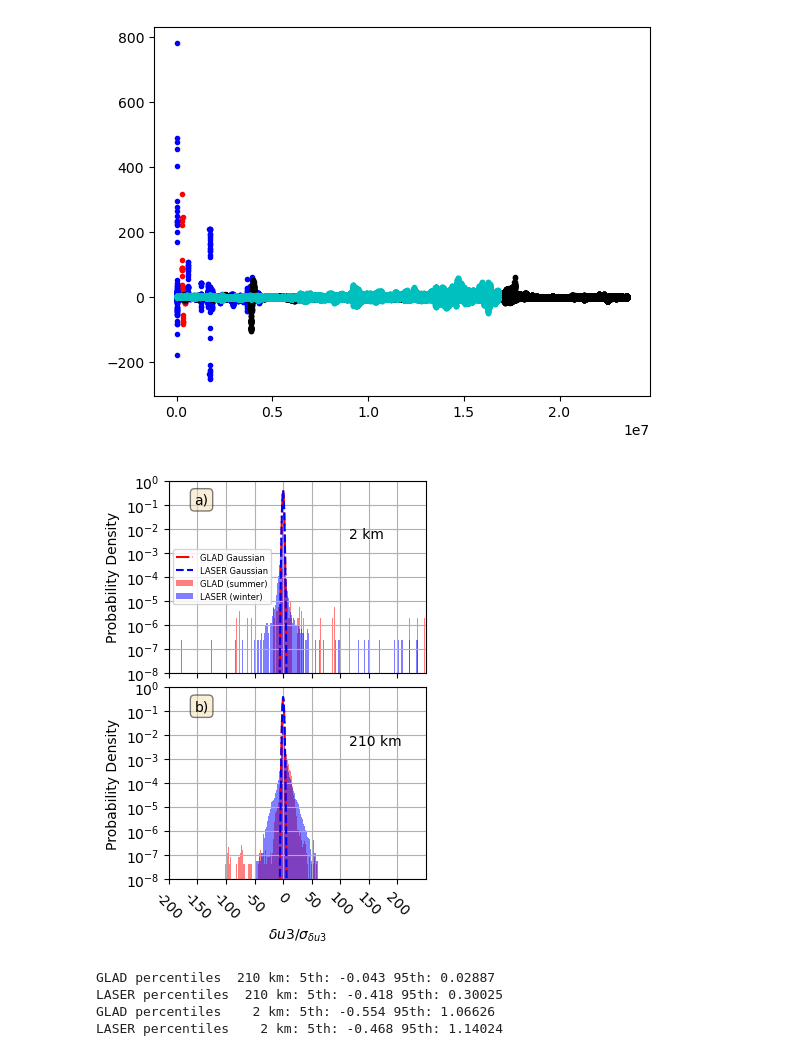
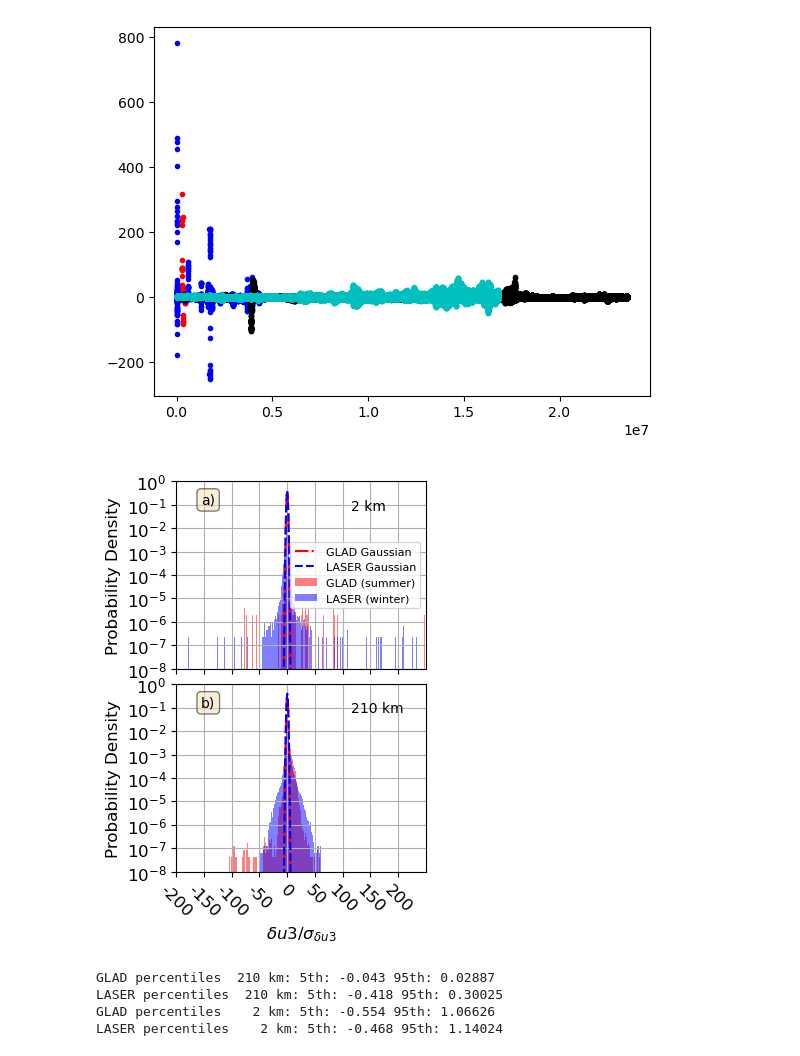
Before and after one commit to manuelogtzv/SF3_RLS, a Jupyter notebook: Drifter_SFs_Fluxes.ipynb, the cells around one changed output. Drawn from its saved outputs; the diff is of its cells as text; code cells hidden in the pictures.

```diff
--- a/Drifter_SFs_Fluxes.ipynb
+++ b/Drifter_SFs_Fluxes.ipynb
@@ -27,10 +30,10 @@ from structfunc2KEflux import *
 import pickle
 
 # Loads trajectories
-with open('./traj_mat_GLAD_15min_04_May_2021.pkl', 'rb') as f:
+with open('./DrifterGoM/traj_mat_GLAD_15min_04_May_2021.pkl', 'rb') as f:
     glad_traj = pickle.load(f)
 
-with open('./traj_mat_LASER_15min_04_May_2021.pkl', 'rb') as f:
+with open('./DrifterGoM/traj_mat_LASER_15min_04_May_2021.pkl', 'rb') as f:
     laser_traj = pickle.load(f)
 
 glad_x = glad_traj['trajmat_X']
@@ -118,7 +123,7 @@ fg0.savefig('./FiguresMethodsPaper/fig_trajdrifters.png', bbox_inches = 'tight',
 indi = 5
 indf = 28
 # Load GLAD pairs_sep
-with open('./pairs_sep_GLAD.pkl', 'rb') as f:
+with open('./DrifterGoM/pairs_sep_GLAD.pkl', 'rb') as f:
     glad_all = pickle.load(f)
 
 glad_dul = glad_all['dul'][indi:indf]
@@ -126,9 +131,9 @@ glad_dut = glad_all['dut'][indi:indf]
 dist_all = glad_all['dist_axis'][indi:indf]
 
 # Load LASER pairs_sep
-with open('./pairs_sep_LASER.pkl', 'rb') as f:
+with open('./DrifterGoM/pairs_sep_LASER.pkl', 'rb') as f:
     laser_all = pickle.load(f)
 
+laser_dut = laser_all['dut'][indi:indf]
 laser_dul = laser_all['dul'][indi:indf]
-laser_dut = laser_all['dut'][indi:indf]
 # %%
@@ -544,45 +420,46 @@ import matplotlib.ticker as ticker
 fig, ax = plt.subplots(2, 1, figsize=(3.5, 5), sharex=True)
 
 du3_mbins = 0.5*(du3_bins[:-1] + du3_bins[1:])
 
 # ------------------- Top panel: GLAD + LASER summer/winter -------------------
 ax[0].bar(du3_mbins, cts_du3_glad, color='r', alpha=0.5, width=du3x, label='GLAD (summer)')
 ax[0].bar(du3_mbins, cts_du3_laser, color='b', alpha=0.5, width=du3x, label='LASER (winter)')
 ax[0].plot(du3_bins, glad_norm, '-.r', label='GLAD Gaussian')
 ax[0].plot(du3_bins, laser_norm, '--b', label='LASER Gaussian')
-
 ax[0].set_yscale('log')
 ax[0].set_xlim(-230, 230)
-ax[0].set_ylabel('Probability Density')
-ax[0].text(0.1, 0.88, 'a)', transform=ax[0].transAxes, bbox=props)
-ax[0].text(0.7, 0.7, "{} km".format(round(dist_all[io]*1e-3)), transform=ax[0].transAxes)
+ax[0].set_ylabel('Probability Density', fontsize=12)
+ax[0].text(0.1, 0.88, 'a)', transform=ax[0].transAxes, bbox=props, fontsize=10)
+ax[0].text(0.7, 0.85, "{} km".format(round(dist_all[io]*1e-3)), transform=ax[0].transAxes, fontsize=10)
 ax[0].yaxis.set_major_locator(ticker.LogLocator(base=10, numticks=15))
 ax[0].set_xticks(np.arange(-200, 250, 50))
+ax[0].tick_params(axis='both', labelcolor='k', labelsize=12)
 ax[0].set_ylim(1e-8, 1e0)
-ax[0].legend(fontsize=6, loc=6)
+ax[0].legend(fontsize=8, loc=5)
 ax[0].grid()
 
 # ------------------- Bottom panel: GLAD + LASER summer/winter (alt bins) -------------------
 ax[1].bar(du3_mbins, cts_du3_glad0, color='r', alpha=0.5, width=du3x, label='GLAD (summer)')
 ax[1].bar(du3_mbins, cts_du3_laser0, color='b', alpha=0.5, width=du3x, label='LASER (winter)')
 ax[1].plot(du3_bins, glad0_norm, '-.r', label='GLAD Gaussian fit')
 ax[1].plot(du3_bins, laser0_norm, '--b', label='LASER Gaussian fit')
 
 ax[1].set_yscale('log')
 ax[1].set_xlim(-200, 250)
-ax[1].set_xlabel('$\\delta u3/\\sigma_{\\delta u3}$')
-ax[1].set_ylabel('Probability Density')
-ax[1].text(0.1, 0.88, 'b)', transform=ax[1].transAxes, bbox=props)
-ax[1].text(0.7, 0.7, "{} km".format(round(distkm[ip])), transform=ax[1].transAxes)
+ax[1].set_xlabel('$\\delta u3/\\sigma_{\\delta u3}$', fontsize=12)
+ax[1].set_ylabel('Probability Density', fontsize=12)
+ax[1].text(0.1, 0.88, 'b)', transform=ax[1].transAxes, bbox=props, fontsize=10)
+ax[1].text(0.7, 0.85, "{} km".format(round(distkm[ip])), transform=ax[1].transAxes, fontsize=10)
 ax[1].yaxis.set_major_locator(ticker.LogLocator(base=10, numticks=15))
+ax[1].tick_params(axis='both', labelcolor='k', labelsize=12)
 ax[1].set_ylim(1e-8, 1e0)
 ax[1].grid()
-ax[1].set_xticklabels(ax[1].get_xticks(), rotation=-45)
+ax[1].set_xticklabels(ax[1].get_xticks(), rotation=-45, fontsize=12)
 
 fig.tight_layout(h_pad=-0.3)
-fig.savefig('./FiguresMethodsPaper/fig_du3_PDF_drifter_N.png', bbox_inches = 'tight', format='png', dpi=500)
+fig.savefig('./Figures/fig_du3_PDF_drifter_N.png', bbox_inches = 'tight', format='png', dpi=500)
 # %% [output]
-[figure, old version]
+[figure, new version]
 # %%
 # Percentiles
 print('GLAD percentiles %4.0f km: 5th: %3.3f 95th: %3.5f' % (round(distkm[ip]), np.percentile(du3_glad/np.std(du3_glad), 5), np.percentile(du3_glad/np.std(du3_glad), 95)))
```
Also changed, not shown: parts of 29 cells of this notebook, 2 other files.
